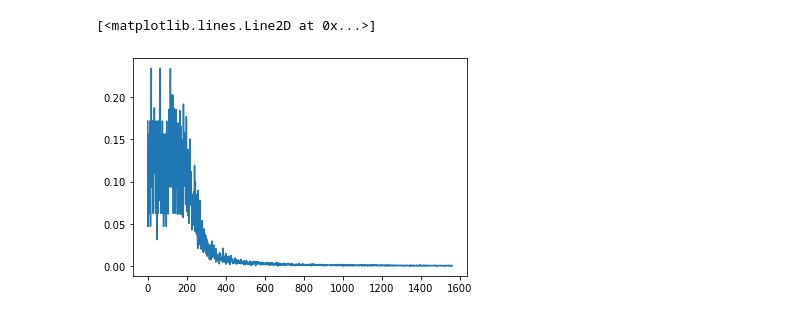
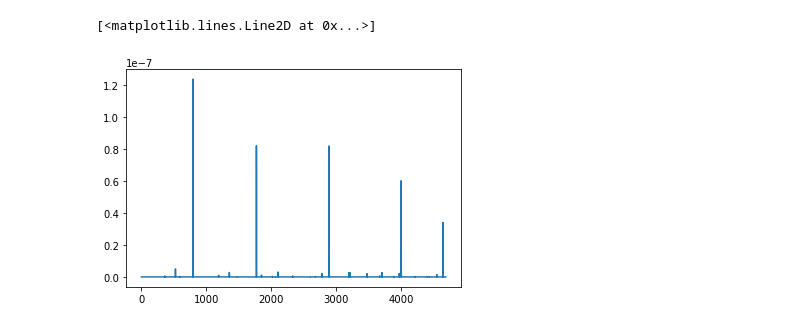
Before and after one commit to AndySham/chess-ai-backend, a Jupyter notebook: notebooks/fuzzy_conj.ipynb, the cells around one changed output. Cells and saved outputs as stored; diff of their text form; code cells hidden in the pictures.

```diff
--- a/notebooks/fuzzy_conj.ipynb
+++ b/notebooks/fuzzy_conj.ipynb
@@ -41,36 +68,42 @@ def rand_n_true(shape, N):
     falses = falses[torch.randperm(falses.size(0))]
     return falses.view(*shape)
 # %%
-weights = rand_n_true([30], 3).cuda()
+weights = rand_n_true([n_dims], 30)
 # %%
 def train_conj(model, optim):
 
-    losses = []
+    ret = {
+        "losses": [],
+        "diffs": [],
+    }
 
     for bs in tqdm(loader):
-        bs = bs.cuda()
+        bs = bs
         cjs = logic.conjoin(logic.implies(weights, bs), dim=1)
         cj_hats = cj_model(flogic.encode(bs)).squeeze()
         #loss = ((cjs.float() - cj_hats).abs()).mean()
-        loss = (cj_model._logic.bin_xor(flogic.encode(cjs), cj_hats) ** 2).mean()
-        losses.append(loss.item())
+        loss = (flogic.bin_xor(flogic.encode(cjs), cj_hats) ** 10).sum()
+        ret["losses"].append(loss.item())
+        ret["diffs"].append(flogic.bin_xor(weights.float(), model.weights.value().flatten()))
 
         optim.zero_grad()
         loss.backward()
         optim.step()
 
-    return torch.Tensor(losses)
+    ret["losses"] = torch.Tensor(ret["losses"])
+    ret["diffs"] = torch.cat([t.unsqueeze(0) for t in ret["diffs"]], dim=0)
+
+    return ret
 # %%
-flogic = ProductLogic().cuda()
-cj_model = FuzzyUnsignedConjunction(in_features=30, out_features=1, logic=flogic).cuda()
+cj_model = FuzzyUnsignedConjunction(in_features=n_dims, out_features=1, logic=flogic, keepn=30)
 optim = torch.optim.Adam(cj_model.parameters(), lr=1e-2)
 # %%
-losses = train_conj(cj_model, optim)
+ret = train_conj(cj_model, optim)
 # %%
-plt.plot(losses)
+plt.plot(ret["losses"])
 # %% [output]
 [<matplotlib.lines.Line2D at 0x...>]
-[figure, old version]
+[figure, new version]
 # %%
 (cj_model.weights.value() > 0.5).flatten()
 # %% [output]
```
Also changed, not shown: parts of 15 cells of this notebook, 22 other files.
